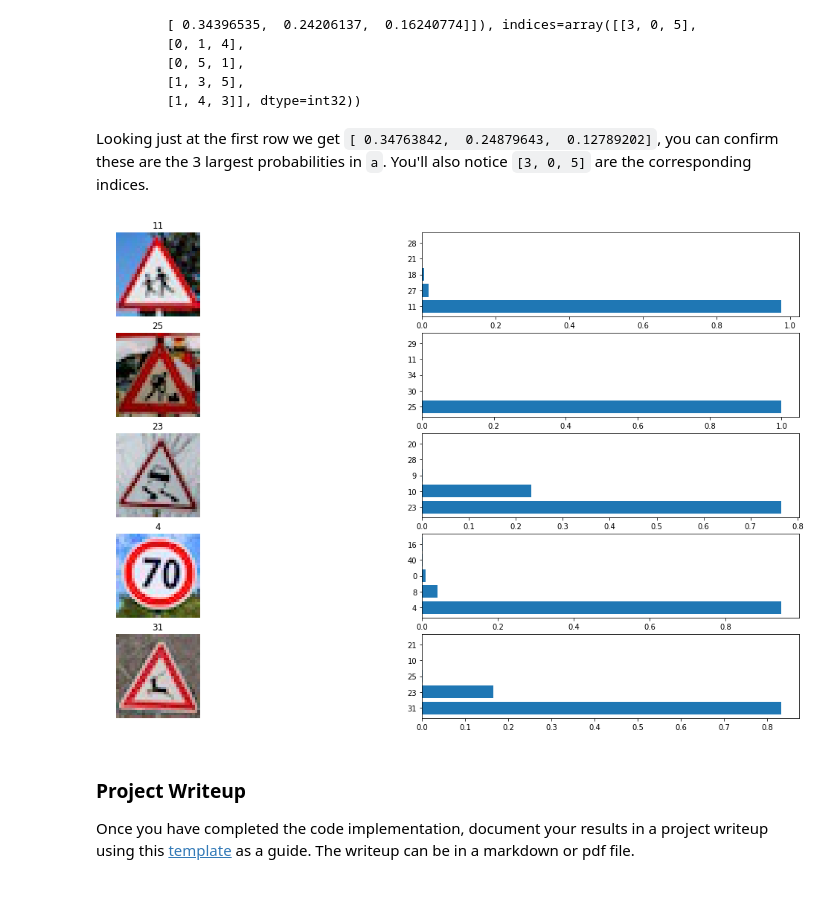
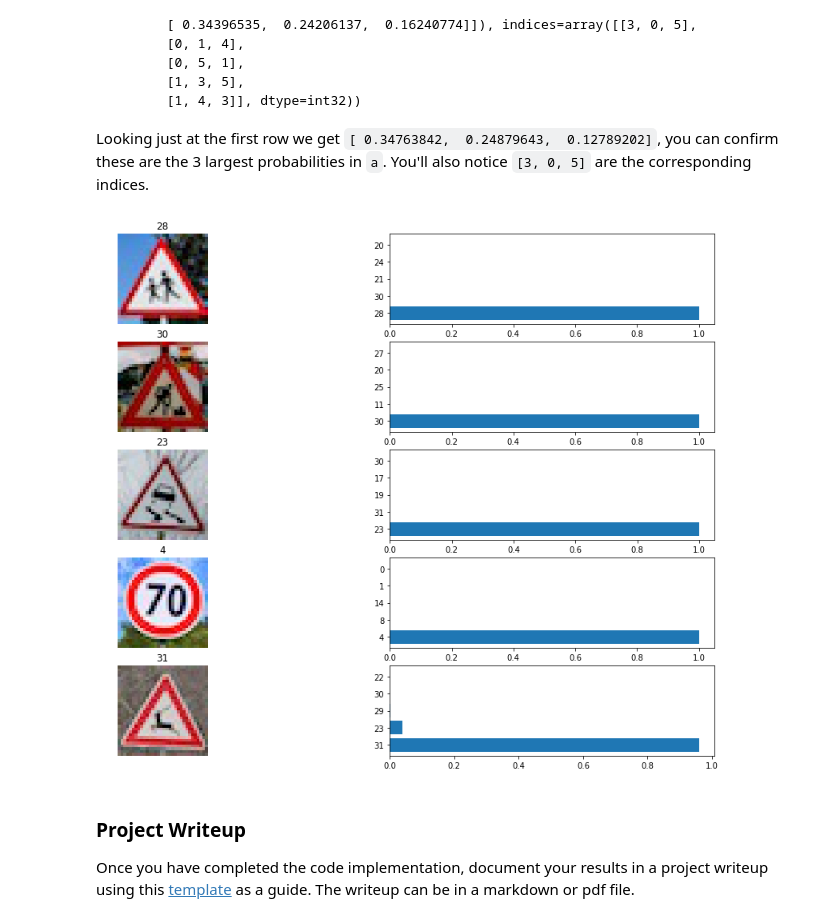
Before and after one commit to clarisli/CarND-Traffic-Sign-Classifier, a Jupyter notebook: Traffic_Sign_Classifier.ipynb, the cells around one changed output. Cells and saved outputs as stored; diff of their text form; code cells hidden in the pictures; blank space fills up the shorter version.

```diff
--- a/Traffic_Sign_Classifier.ipynb
+++ b/Traffic_Sign_Classifier.ipynb
@@ -524,6 +527,10 @@ with tf.Session() as sess:
 with tf.Session() as sess:
     saver.restore(sess, tf.train.latest_checkpoint('.'))
 
+    training_accuracy = evaluate(X_train_p, y_train_p)
+    validation_accuracy = evaluate(X_valid_p, y_valid)
     test_accuracy = evaluate(X_test_p, y_test)
+    print("Train Accuracy = {:.3f}".format(training_accuracy))
+    print("Validation Accuracy = {:.3f}".format(validation_accuracy))
     print("Test Accuracy = {:.3f}".format(test_accuracy))
 # %% [output]
@@ -550,9 +561,10 @@ import matplotlib.image as mpimg
 
 X_test_web = []
 
-for image_path in os.listdir(test_path):
+for image_path in sorted(os.listdir(test_path)):
     input_path = os.path.join(test_path, image_path)
     image = mpimg.imread(input_path)
+    print(input_path)
     X_test_web.append(image)
 
 X_test_web = np.array(X_test_web)
@@ -570,7 +589,7 @@ prediction = tf.argmax(logits, 1)
 
 with tf.Session() as sess:
     saver.restore(sess, tf.train.latest_checkpoint('.'))
-    y_test_web_predict = sess.run(prediction, feed_dict={x: X_test_web_p, y: y_test_web, keep_prob:1.0})
+    y_test_web_predict = sess.run(prediction, feed_dict={x: X_test_web_p, y: y_test_web, keep_prob1:1.0, keep_prob2:1.0})
 
 show_images(X_test_web, y_test_web_predict, cmap='gray')
 # %% [output]
@@ -637,19 +656,19 @@ top_probabilities = tf.nn.top_k(softmax, k=top_k)
 with tf.Session() as sess:
     saver.restore(sess, tf.train.latest_checkpoint('.'))
     #predict = sess.run(softmax, feed_dict={x: X_test_web_p})
-    top_5 = sess.run(top_probabilities, feed_dict={x: X_test_web_p, y: y_test_web, keep_prob:1.0})
+    top_5 = sess.run(top_probabilities, feed_dict={x: X_test_web_p, y: y_test_web, keep_prob1:1.0, keep_prob2:1.0})
 # %%
 n_row = len(X_test_web)
 n_col = 2
-f, axs = plt.subplots(n_row,n_col,figsize=(20,12))
+f, axs = plt.subplots(n_row,n_col,figsize=(16,12))
 for i in range(n_row):
     image = X_test_web[i].squeeze()
     axs[i][0].axis('off')
     axs[i][0].imshow(image)
     axs[i][0].set_title(y_test_web_predict[i])
     axs[i][1].barh(np.arange(1, top_k+1), top_5.values[i, :], tick_label=top_5.indices[i,:])
 # %% [output]
-[figure, old version]
+[figure, new version]
 # %% [markdown]
 ### Project Writeup
 
```
Also changed, not shown: parts of 23 cells of this notebook, 4 other files.
